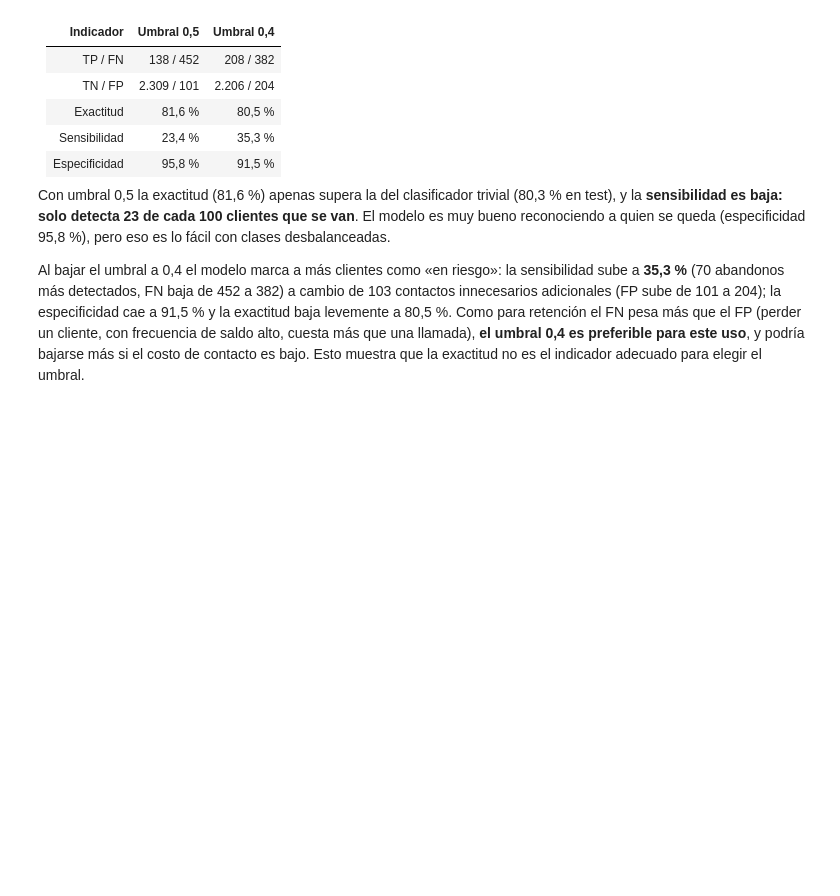
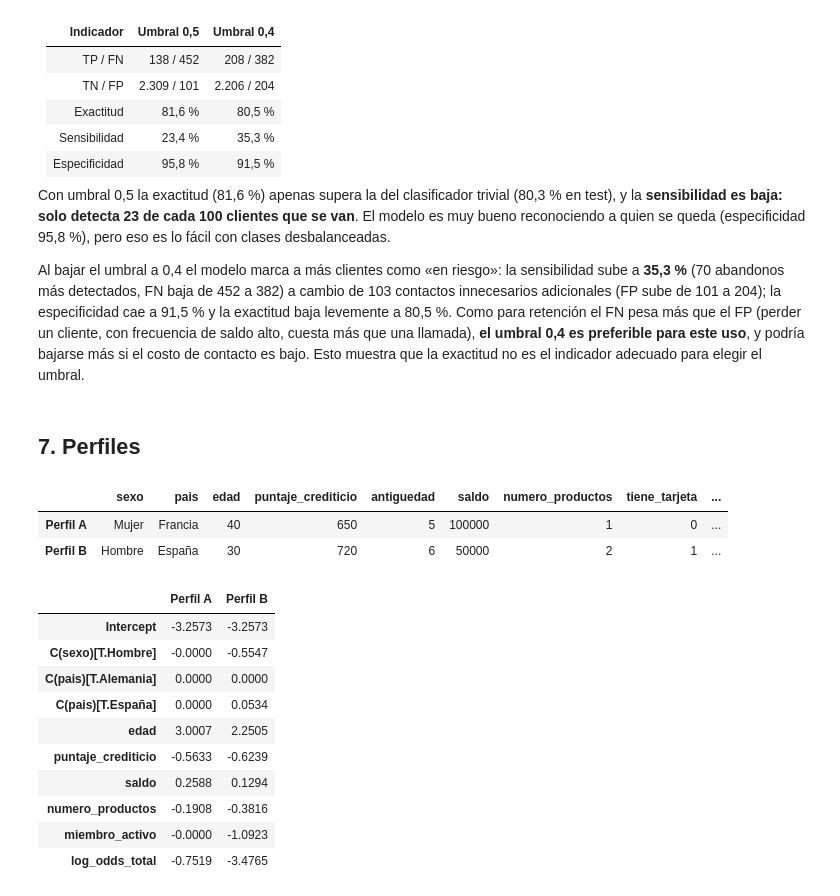
Before and after one commit to camig0516/Taller_2_ML_Clase_9, a Jupyter notebook: Taller_Abandono_Producto_Financiero.ipynb, the cells around one changed output. Drawn from its saved outputs; the diff is of its cells as text; code cells hidden in the pictures; blank space fills up the shorter version.

Commit message:
Punto 7: perfiles y cierre

```diff
--- a/Taller_Abandono_Producto_Financiero.ipynb
+++ b/Taller_Abandono_Producto_Financiero.ipynb
@@ -533,3 +533,56 @@ A partir de la matriz de test:
 Con umbral 0,5 la exactitud (81,6 %) apenas supera la del clasificador trivial (80,3 % en test), y la **sensibilidad es baja: solo detecta 23 de cada 100 clientes que se van**. El modelo es muy bueno reconociendo a quien se queda (especificidad 95,8 %), pero eso es lo fácil con clases desbalanceadas.
 
 Al bajar el umbral a 0,4 el modelo marca a más clientes como «en riesgo»: la sensibilidad sube a **35,3 %** (70 abandonos más detectados, FN baja de 452 a 382) a cambio de 103 contactos innecesarios adicionales (FP sube de 101 a 204); la especificidad cae a 91,5 % y la exactitud baja levemente a 80,5 %. Como para retención el FN pesa más que el FP (perder un cliente, con frecuencia de saldo alto, cuesta más que una llamada), **el umbral 0,4 es preferible para este uso**, y podría bajarse más si el costo de contacto es bajo. Esto muestra que la exactitud no es el indicador adecuado para elegir el umbral.
+# %% [markdown]
+## 7. Perfiles
+# %%
+perfiles = pd.DataFrame({
+    "sexo": pd.Categorical(["Mujer", "Hombre"], categories=["Mujer", "Hombre"]),
+    "pais": pd.Categorical(["Francia", "España"], categories=["Francia", "Alemania", "España"]),
+    "edad": [40, 30],
+    "puntaje_crediticio": [650, 720],
+    "antiguedad": [5, 6],
+    "saldo": [100000, 50000],
+    "numero_productos": [1, 2],
+    "tiene_tarjeta": [0, 1],
+    "miembro_activo": [0, 1],
+    "salario_estimado": [100000, 80000],
+}, index=["Perfil A", "Perfil B"])
+
+perfiles["P_abandono"] = logit_fits.predict(perfiles)
+perfiles
+# %% [output]
+|  | sexo | pais | edad | puntaje_crediticio | antiguedad | saldo | numero_productos | tiene_tarjeta | ... |
+| Perfil A | Mujer | Francia | 40 | 650 | 5 | 100000 | 1 | 0 | ... |
+| Perfil B | Hombre | España | 30 | 720 | 6 | 50000 | 2 | 1 | ... |
+# %%
+# Descomposición del log-odds: contribución de cada término (coeficiente x valor)
+def fila_diseno(p):
+    return pd.Series({
+        "Intercept": 1,
+        "C(sexo)[T.Hombre]": int(p["sexo"] == "Hombre"),
+        "C(pais)[T.Alemania]": int(p["pais"] == "Alemania"),
+        "C(pais)[T.España]": int(p["pais"] == "España"),
+        "edad": p["edad"],
+        "puntaje_crediticio": p["puntaje_crediticio"],
+        "saldo": p["saldo"],
+        "numero_productos": p["numero_productos"],
+        "miembro_activo": p["miembro_activo"],
+    })
+
+Xp = perfiles.apply(fila_diseno, axis=1)[logit_fits.params.index]
+contrib = Xp * logit_fits.params
+contrib["log_odds_total"] = contrib.sum(axis=1)
+contrib.T
+# %% [output]
+|  | Perfil A | Perfil B |
+| Intercept | -3.2573 | -3.2573 |
+| C(sexo)[T.Hombre] | -0.0000 | -0.5547 |
+| C(pais)[T.Alemania] | 0.0000 | 0.0000 |
+| C(pais)[T.España] | 0.0000 | 0.0534 |
+| edad | 3.0007 | 2.2505 |
+| puntaje_crediticio | -0.5633 | -0.6239 |
+| saldo | 0.2588 | 0.1294 |
+| numero_productos | -0.1908 | -0.3816 |
+| miembro_activo | -0.0000 | -1.0923 |
+| log_odds_total | -0.7519 | -3.4765 |
```
Also changed, not shown: parts of 2 cells of this notebook.
